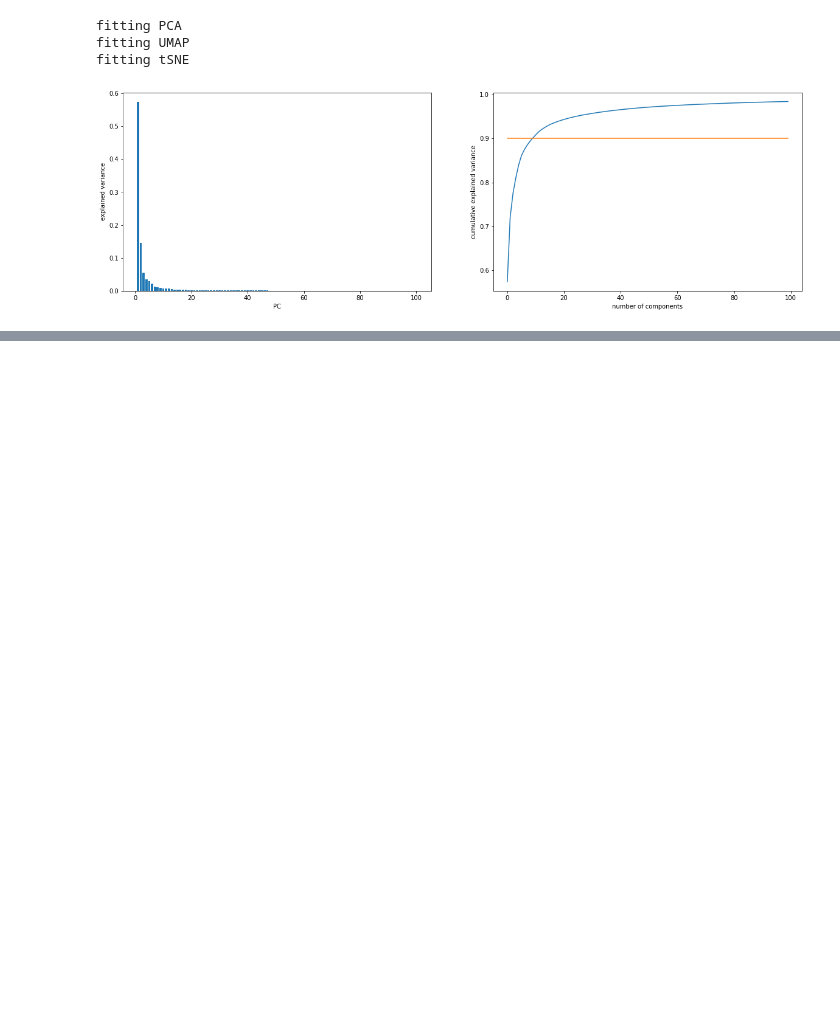
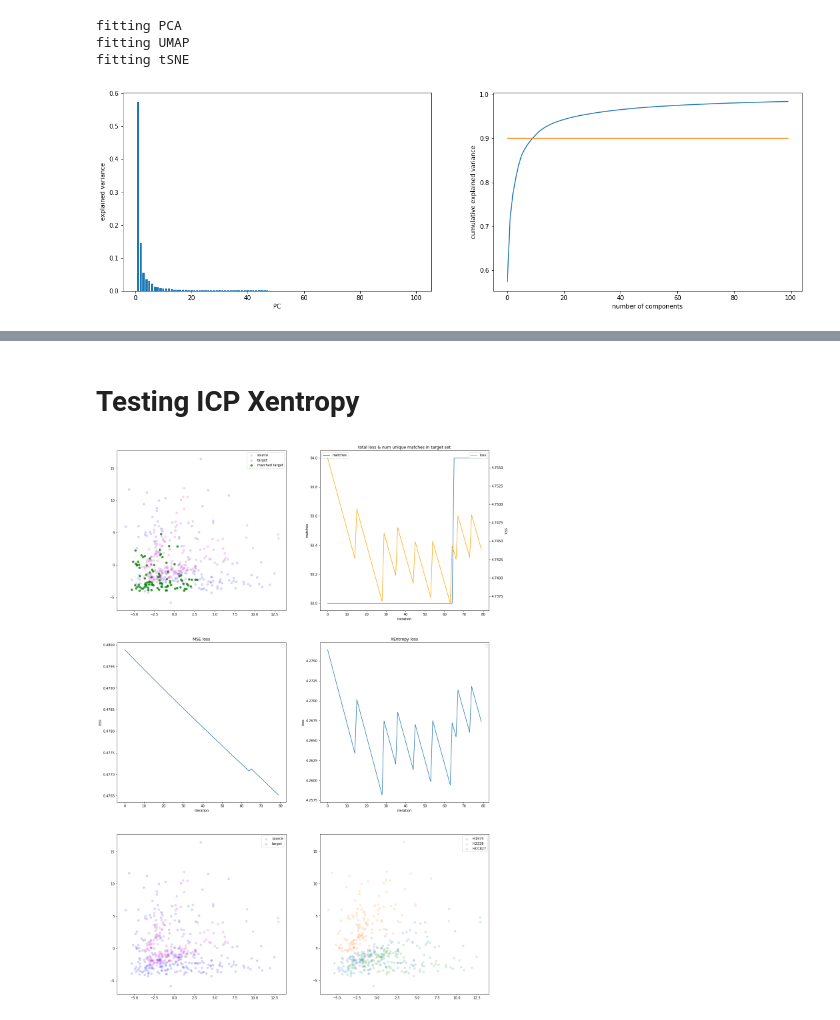
Before and after one commit to AmirAlavi/sc-alignment-benchmarking, a Jupyter notebook: data-alignment-comparisons.ipynb, the cells around one changed output, grey strips where cells are left out. Drawn from its saved outputs; the diff is of its cells as text; code cells hidden in the pictures; blank space fills up the shorter version.

Commit message:
Added more subplots to track partial losses
Currently running the new xentropy ICP2 to see how it goes

```diff
--- a/data-alignment-comparisons.ipynb
+++ b/data-alignment-comparisons.ipynb
@@ -560,0 +538,14 @@ ValueError: Input contains NaN, infinity or a value too large for dtype('float64
+# %% [markdown]
+ # Testing ICP Xentropy
+# %%
+# Get source and target data
+A, B, type_index_dict, combined_meta = get_source_target(datasets, 'CellBench',
+                                                         'protocol', 'cell_line_demuxlet',
+                                                        'Dropseq', 'CELseq2',
+                                                         use_PCA=True)
+print(A.shape)
+print(B.shape)
+loss_fcn = partial(icp.relaxed_match_loss, source_match_threshold=0.5)# ignored
+aligner = icp.ICP(A, B, type_index_dict, loss_function=loss_fcn, max_iters=200, verbose=True, use_xentropy_loss=True)
+# %% [output]
+[figure, added]
```
Also changed, not shown: parts of 10 cells of this notebook, 2 other files.
